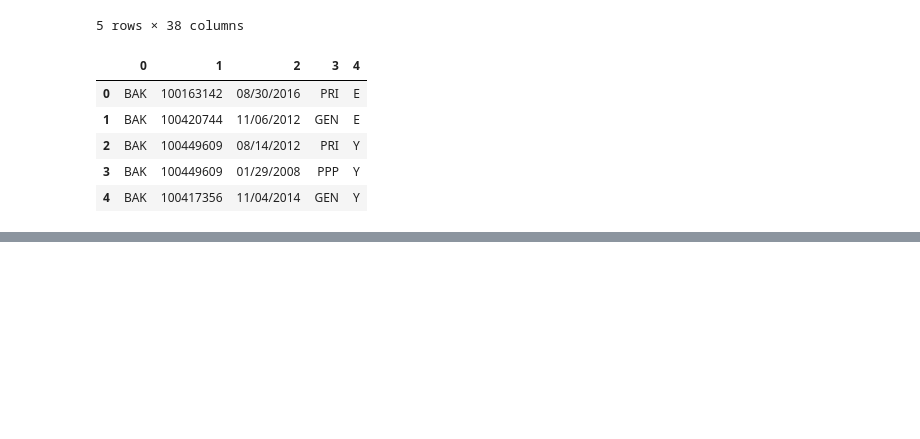
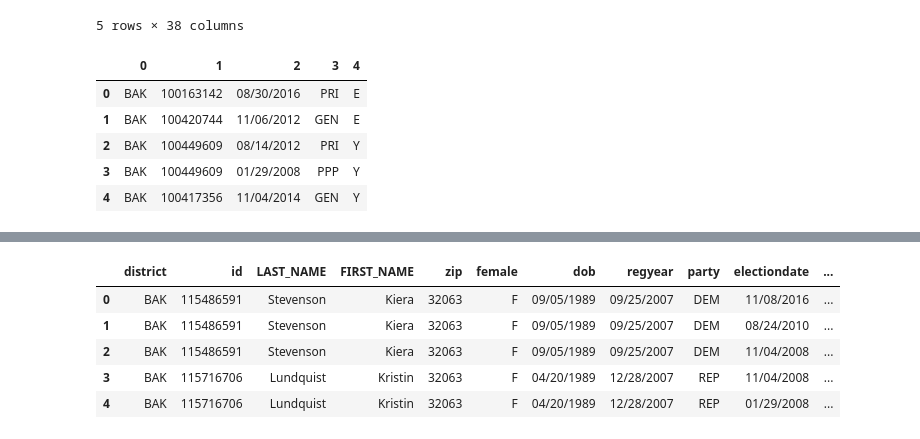
Before and after one commit to HeyItsRiddhi/DSFinalProject, a Jupyter notebook: Make_Datasets_EDA.ipynb, the cells around one changed output, grey strips where cells are left out. Saved outputs shown, nothing was run; the diff lists cells and outputs as text; code cells hidden in the pictures; blank space fills up the shorter version.

```diff
--- a/Make_Datasets_EDA.ipynb
+++ b/Make_Datasets_EDA.ipynb
@@ -162,0 +165,9 @@ district_data[0].head()
+# %%
+BAK.head()
+# %% [output]
+|  | district | id | LAST_NAME | FIRST_NAME | zip | female | dob | regyear | party | electiondate | ... |
+| 0 | BAK | 115486591 | Stevenson | Kiera | 32063 | F | 09/05/1989 | 09/25/2007 | DEM | 11/08/2016 | ... |
+| 1 | BAK | 115486591 | Stevenson | Kiera | 32063 | F | 09/05/1989 | 09/25/2007 | DEM | 08/24/2010 | ... |
+| 2 | BAK | 115486591 | Stevenson | Kiera | 32063 | F | 09/05/1989 | 09/25/2007 | DEM | 11/04/2008 | ... |
+| 3 | BAK | 115716706 | Lundquist | Kristin | 32063 | F | 04/20/1989 | 12/28/2007 | REP | 11/04/2008 | ... |
+| 4 | BAK | 115716706 | Lundquist | Kristin | 32063 | F | 04/20/1989 | 12/28/2007 | REP | 01/29/2008 | ... |
```
Also changed, not shown: parts of 27 cells of this notebook, 2 other files.
